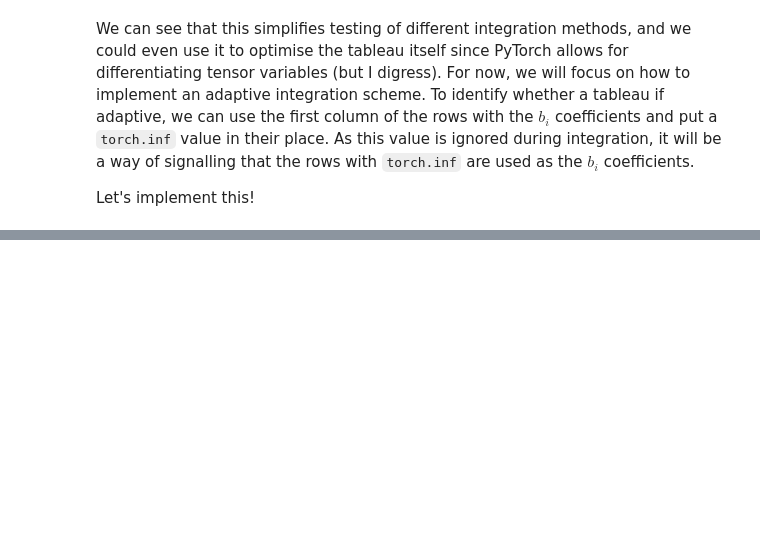
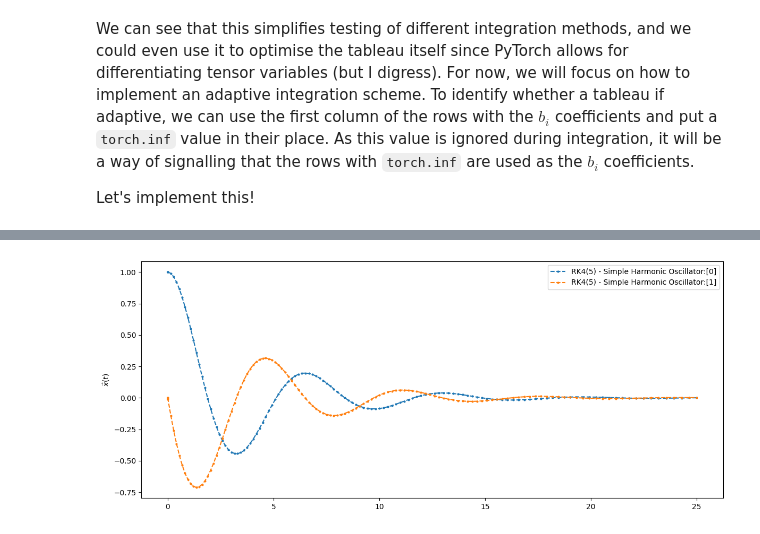
Before and after one commit to ImperialCollegeLondon/ReCoDE-NeuralODEs, a Jupyter notebook: notebooks/02-arbitrary-adaptive-tableaus.ipynb, the cells around one changed output, grey strips where cells are left out. Cells and saved outputs as stored; diff of their text form; code cells hidden in the pictures; blank space fills up the shorter version.

```diff
--- a/notebooks/02-arbitrary-adaptive-tableaus.ipynb
+++ b/notebooks/02-arbitrary-adaptive-tableaus.ipynb
@@ -451,0 +506,44 @@ Error in <class '__main__.AdaptiveRK45IntegratorNoLocalExtrapolation'>: 4.612976
+# %%
+def sha_dynamics(x, t, frequency, damping):
+    # The dynamics above can easily be represented as a matrix multiplication
+    # First the matrix with the corresponding terms
+    A = torch.stack([
+        # no x term for the derivative of x as it is equal to v
+        torch.stack([torch.zeros_like(frequency), torch.ones_like(frequency)], dim=-1),
+        # first we have the omega^2 term, then the 2*zeta*omega term
+        torch.stack([-frequency**2, -2*frequency*damping], dim=-1),
+    ], dim=-2)
+    # We implement the matrix multiplication using einops
+    # This is not necessarily the most efficient, but it allows
+    # us to track the exact operation without worrying about the shapes
+    # of our tensors too much
+    # You can read '...,ij,...j->...i' as:
+    #   - The first argument is a tensor with arbitrary dimensions, but
+    #   the last two of which are of interest, labelled as 'i' and 'j'
+    #   - The second argument is a tensor with arbitrary dimensions, but
+    #   the last of which is commensurate with the number of rows of the input matrix
+    #   - Take the sum of A[...,i,j]*x[...,j] over all 'j' and the output will be indexed
+    #   by 'i' in the last dimension
+    return einops.einsum(A, x, '... row col,... col->... row')
+# %%
+initial_position = torch.tensor(1.0)
+initial_velocity = torch.tensor(0.0)
+frequency = torch.ones_like(initial_position)
+damping = torch.ones_like(initial_position)*0.25
+initial_x = torch.stack([
+    initial_position,
+    initial_velocity,
+], dim=-1)
+
+initial_time = torch.tensor(0.0)
+final_time   = torch.tensor(25.0)
+
+initial_timestep = (final_time - initial_time) / 10
+
+sha_integrator = adaptive_rk45_integrator_with_local_extrapolation
+# %%
+_, sha_states, _ = sha_integrator.apply(sha_dynamics, initial_x, initial_time, final_time, dt, torch.tensor(5e-8), torch.tensor(5e-8), frequency, damping)
+# %%
+fig, axes = neuralode.plot.trajectory.plot_trajectory(sha_states, method_label="RK4(5) - Simple Harmonic Oscillator")
+# %% [output]
+[figure, added]
```
Also changed, not shown: parts of 29 cells of this notebook, 1 other file.
